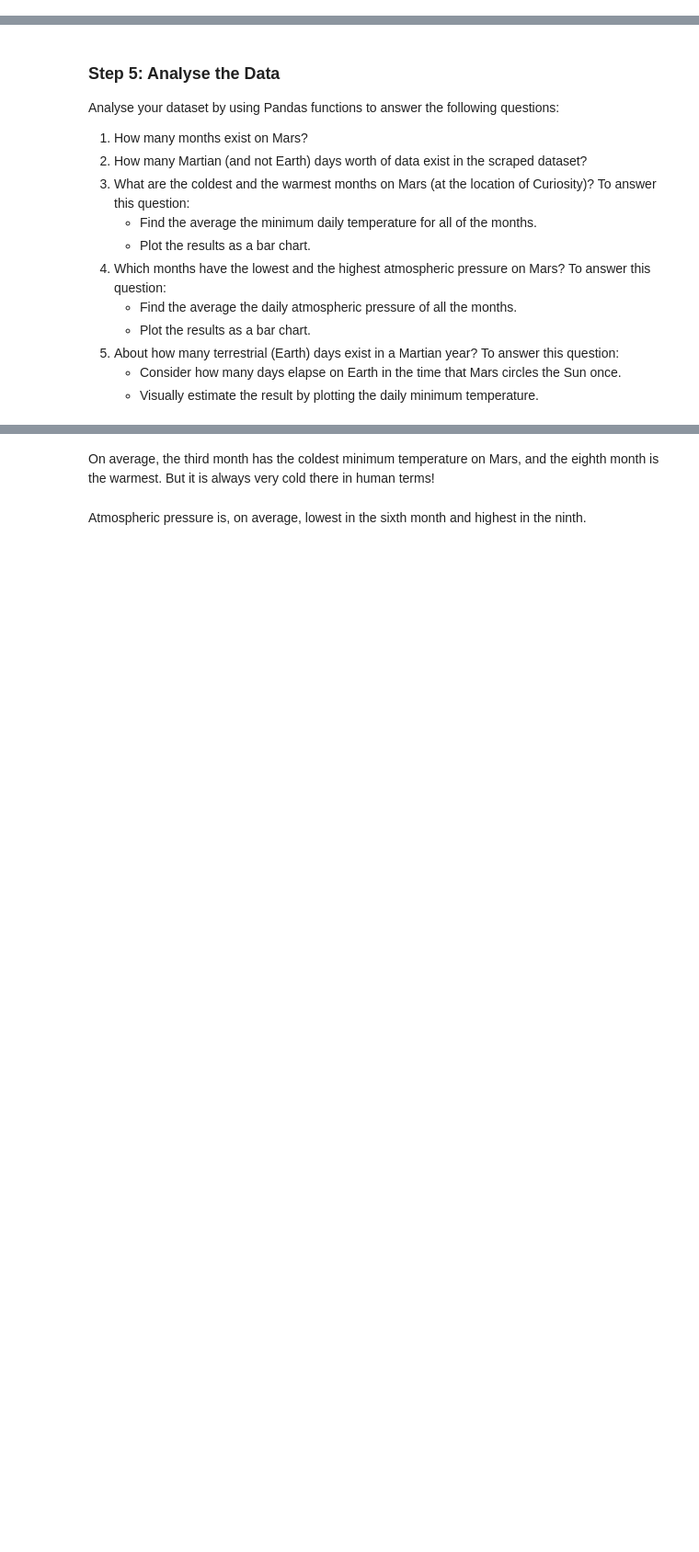
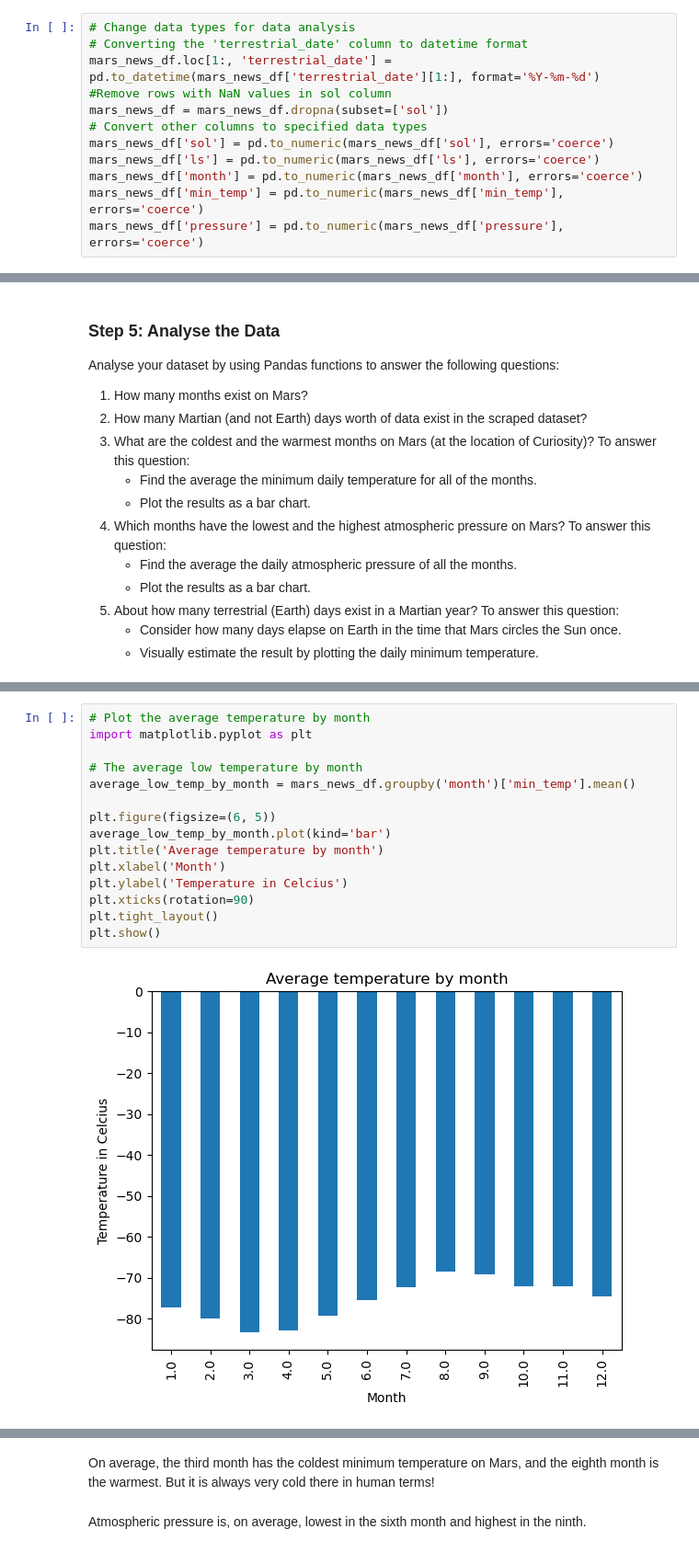
Before and after one commit to Dinna-ux/Data-Collection-Challenge, a Jupyter notebook: Starter_Code/part_2_mars_weather.ipynb, the cells around one changed output, grey strips where cells are left out. Shown: that part at 92% size. Drawn from its saved outputs; the diff is of its cells as text; blank space fills up the shorter version.

```diff
--- a/Starter_Code/part_2_mars_weather.ipynb
+++ b/Starter_Code/part_2_mars_weather.ipynb
@@ -152,2 +176,14 @@ dtype: object
+# %%
+# Change data types for data analysis
+# Converting the 'terrestrial_date' column to datetime format
+mars_news_df.loc[1:, 'terrestrial_date'] = pd.to_datetime(mars_news_df['terrestrial_date'][1:], format='%Y-%m-%d')
+#Remove rows with NaN values in sol column
+mars_news_df = mars_news_df.dropna(subset=['sol'])
+# Convert other columns to specified data types
+mars_news_df['sol'] = pd.to_numeric(mars_news_df['sol'], errors='coerce')
+mars_news_df['ls'] = pd.to_numeric(mars_news_df['ls'], errors='coerce')
+mars_news_df['month'] = pd.to_numeric(mars_news_df['month'], errors='coerce')
+mars_news_df['min_temp'] = pd.to_numeric(mars_news_df['min_temp'], errors='coerce')
+mars_news_df['pressure'] = pd.to_numeric(mars_news_df['pressure'], errors='coerce')
 # %%
 # Confirm type changes were successful by examining data types again
@@ -223,0 +266,17 @@ Name: min_temp, dtype: float64
+# %%
+# Plot the average temperature by month
+import matplotlib.pyplot as plt
+
+# The average low temperature by month
+average_low_temp_by_month = mars_news_df.groupby('month')['min_temp'].mean()
+
+plt.figure(figsize=(6, 5))
+average_low_temp_by_month.plot(kind='bar')
+plt.title('Average temperature by month')
+plt.xlabel('Month')
+plt.ylabel('Temperature in Celcius')
+plt.xticks(rotation=90)
+plt.tight_layout()
+plt.show()
+# %% [output]
+[figure, added]
```
Also changed, not shown: parts of 21 cells of this notebook, 2 other files.
